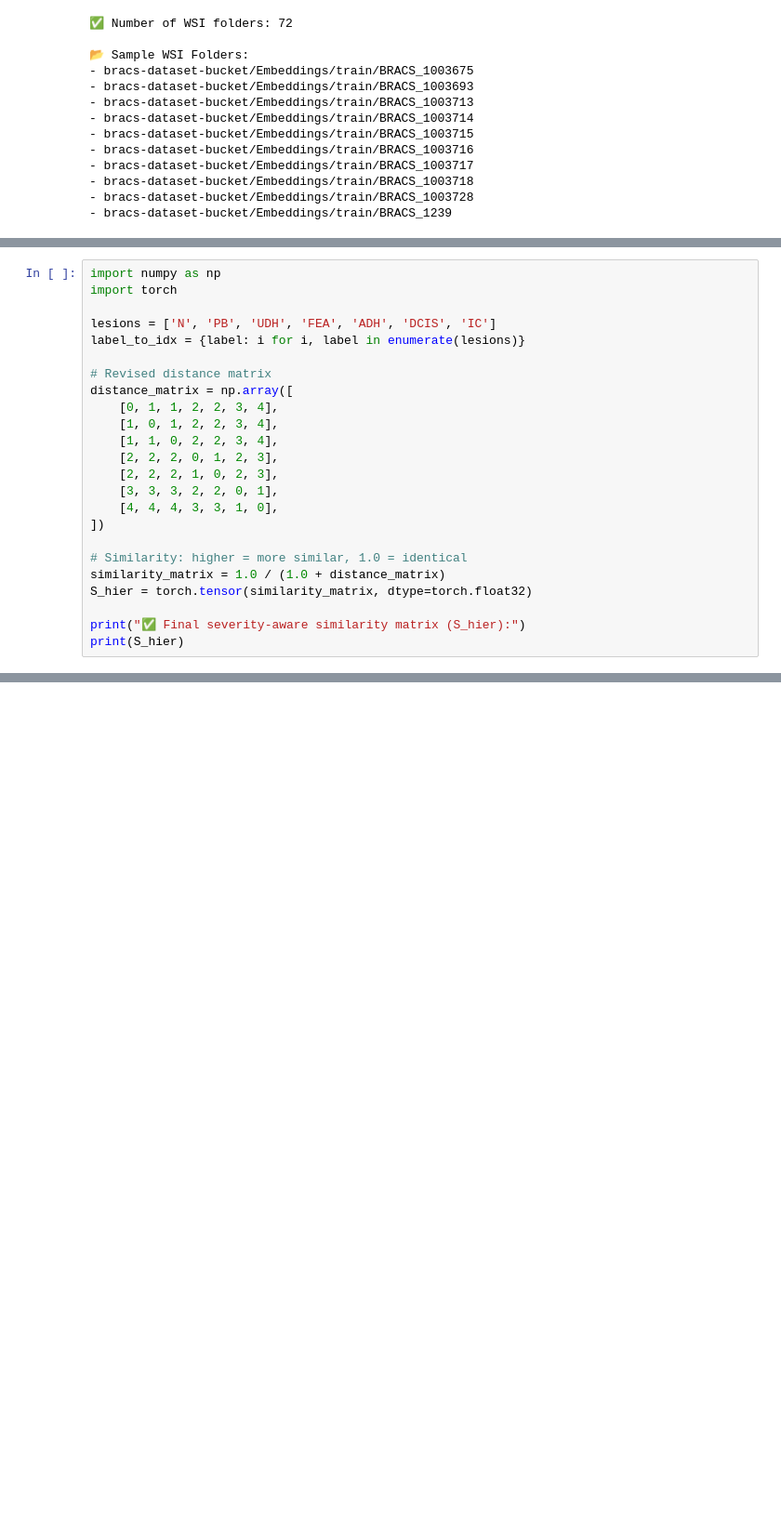
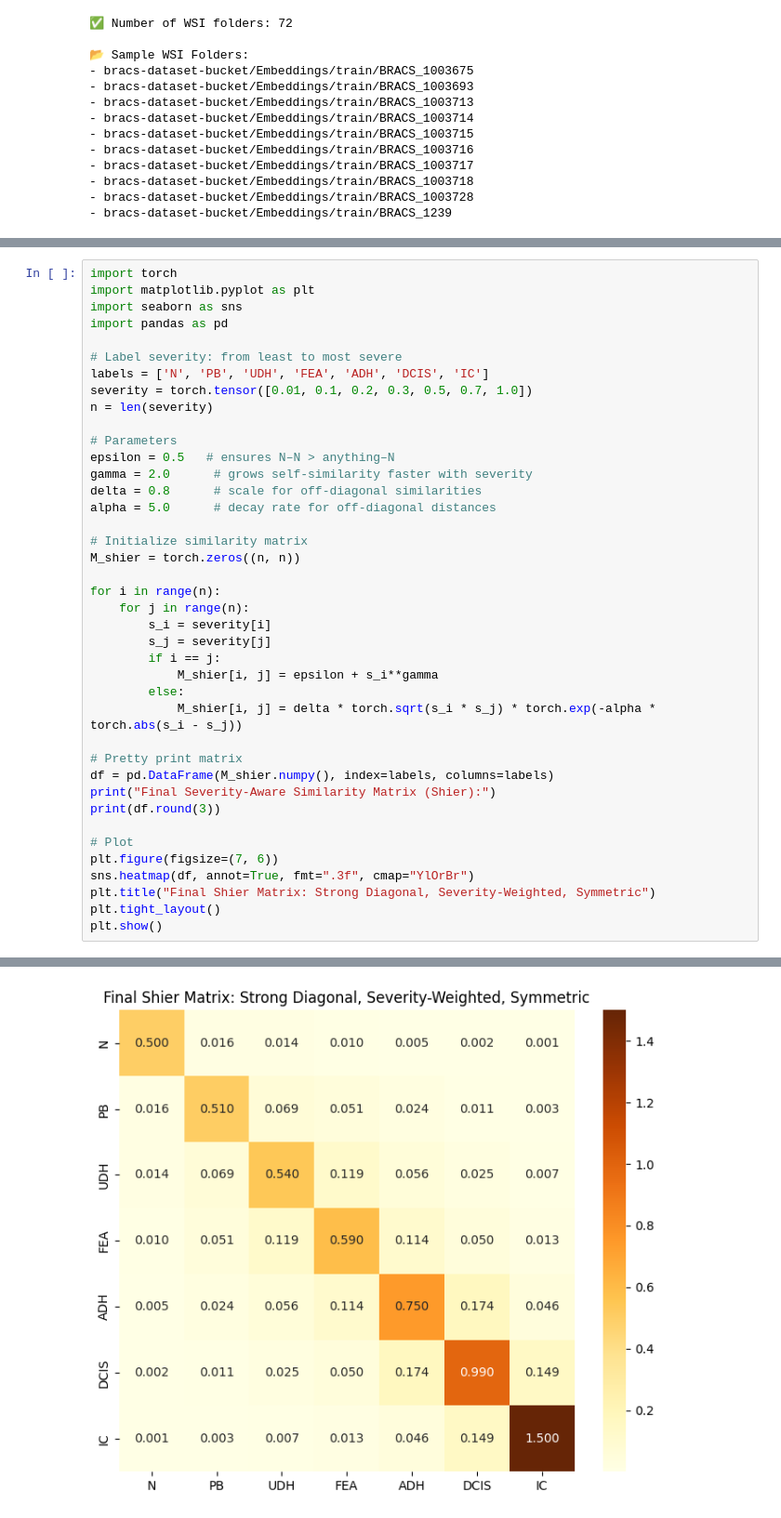
Before and after one commit to sudeonder/wsi-retrieval, a Jupyter notebook: notebooks/04_train.ipynb, the cells around one changed output, grey strips where cells are left out. Shown at 93% size. Cells and saved outputs as stored; diff of their text form; blank space fills up the shorter version.

```diff
--- a/notebooks/04_train.ipynb
+++ b/notebooks/04_train.ipynb
@@ -129,27 +148,43 @@ for split, path in all_slide_paths[:5]:
 [train] bracs-dataset-bucket/Embeddings/train/BRACS_1003714/BRACS_1003714_embeddings.pt
 [train] bracs-dataset-bucket/Embeddings/train/BRACS_1003715/BRACS_1003715_embeddings.pt
 # %%
-import numpy as np
 import torch
+import matplotlib.pyplot as plt
+import seaborn as sns
+import pandas as pd
 
-lesions = ['N', 'PB', 'UDH', 'FEA', 'ADH', 'DCIS', 'IC']
-label_to_idx = {label: i for i, label in enumerate(lesions)}
+# Label severity: from least to most severe
+labels = ['N', 'PB', 'UDH', 'FEA', 'ADH', 'DCIS', 'IC']
+severity = torch.tensor([0.01, 0.1, 0.2, 0.3, 0.5, 0.7, 1.0])
+n = len(severity)
 
-# Revised distance matrix
-distance_matrix = np.array([
-    [0, 1, 1, 2, 2, 3, 4],
-    [1, 0, 1, 2, 2, 3, 4],
-    [1, 1, 0, 2, 2, 3, 4],
-    [2, 2, 2, 0, 1, 2, 3],
-    [2, 2, 2, 1, 0, 2, 3],
-    [3, 3, 3, 2, 2, 0, 1],
-    [4, 4, 4, 3, 3, 1, 0],
-])
+# Parameters
+epsilon = 0.5   # ensures N–N > anything–N
+gamma = 2.0      # grows self-similarity faster with severity
+delta = 0.8      # scale for off-diagonal similarities
+alpha = 5.0      # decay rate for off-diagonal distances
 
-# Similarity: higher = more similar, 1.0 = identical
-similarity_matrix = 1.0 / (1.0 + distance_matrix)
-S_hier = torch.tensor(similarity_matrix, dtype=torch.float32)
+# Initialize similarity matrix
+M_shier = torch.zeros((n, n))
 
-print("✅ Final severity-aware similarity matrix (S_hier):")
-print(S_hier)
+for i in range(n):
+    for j in range(n):
+        s_i = severity[i]
+        s_j = severity[j]
+        if i == j:
+            M_shier[i, j] = epsilon + s_i**gamma
+        else:
+            M_shier[i, j] = delta * torch.sqrt(s_i * s_j) * torch.exp(-alpha * torch.abs(s_i - s_j))
+
+# Pretty print matrix
+df = pd.DataFrame(M_shier.numpy(), index=labels, columns=labels)
+print("Final Severity-Aware Similarity Matrix (Shier):")
+print(df.round(3))
+
+# Plot
+plt.figure(figsize=(7, 6))
+sns.heatmap(df, annot=True, fmt=".3f", cmap="YlOrBr")
+plt.title("Final Shier Matrix: Strong Diagonal, Severity-Weighted, Symmetric")
+plt.tight_layout()
+plt.show()
 # %% [output]
@@ -164 +200,2 @@ tensor([[1.0000, 0.5000, 0.5000, 0.3333, 0.3333, 0.2500, 0.2000],
+[figure, added]
 # %%
```
Also changed, not shown: parts of 12 cells of this notebook.
